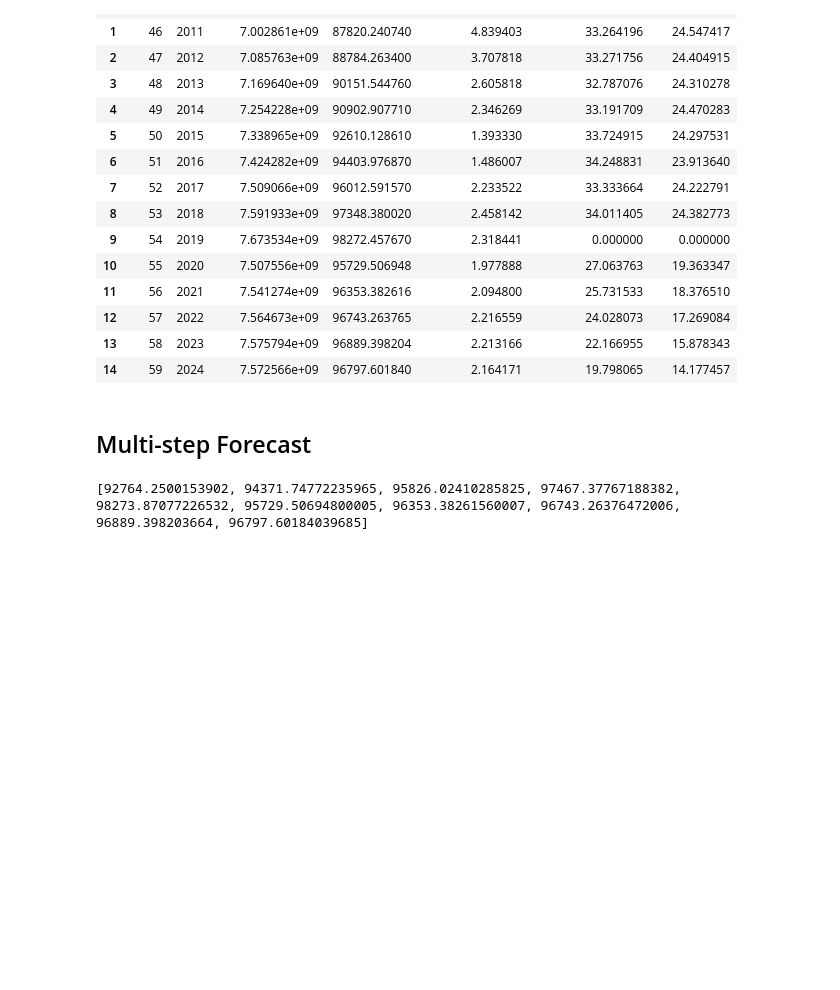
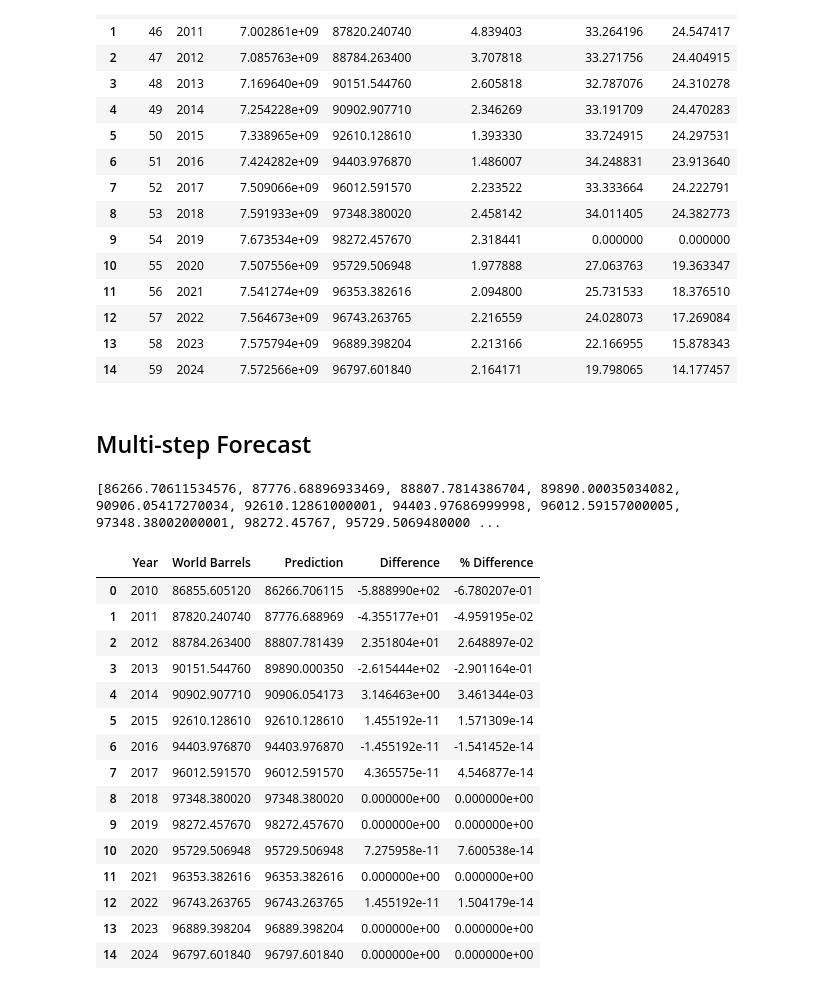
Before and after one commit to minerva-b/Final_Team_Project, a Jupyter notebook: Kmar/Oil_Consum_Regres_ML.ipynb, the cells around one changed output. Saved outputs shown, nothing was run; the diff lists cells and outputs as text; code cells hidden in the pictures; blank space fills up the shorter version.

```diff
--- a/Kmar/Oil_Consum_Regres_ML.ipynb
+++ b/Kmar/Oil_Consum_Regres_ML.ipynb
@@ -514,7 +514,7 @@ See the caveats in the documentation: https://pandas.pydata.org/pandas-docs/stab
 # %%
 future_predict=[]
 
-for year in range(10):
+for year in range(15):
     # Think about start and end
     start = 2010 + year
     end = 2019 + year
@@ -526,11 +526,34 @@ for year in range(10):
     y = multi_feat2["World Barrels"].values.reshape(-1, 1)
     fitment = model.fit(X, y)
 #     print(y.shape)
-    multi_predict2 = fitment.predict(X.iloc[5].values.reshape(1, -1))
+    multi_predict2 = fitment.predict(X.iloc[0].values.reshape(1, -1))
     future_predict.append(multi_predict2.flatten()[0])
 print(future_predict)
 # %% [output]
-[92764.2500153902, 94371.74772235965, 95826.02410285825, 97467.37767188382, 98273.87077226532, 95729.50694800005, 96353.38261560007, 96743.26376472006, 96889.398203664, 96797.60184039685]
+[86266.70611534576, 87776.68896933469, 88807.7814386704, 89890.00035034082, 90906.05417270034, 92610.12861000001, 94403.97686999998, 96012.59157000005, 97348.38002000001, 98272.45767, 95729.5069480000 ...
+# %%
+prediction_20_24 = df_final.loc[df_final['Year'].between(2010, 2024), ['Year', 'World Barrels']]
+prediction_20_24["Prediction"] = future_predict
+prediction_20_24["Difference"] = prediction_20_24["Prediction"] - prediction_20_24["World Barrels"]
+prediction_20_24["% Difference"] = ((prediction_20_24["Prediction"] - prediction_20_24["World Barrels"])/prediction_20_24["World Barrels"])*100
+prediction_20_24
+# %% [output]
+|  | Year | World Barrels | Prediction | Difference | % Difference |
+| 0 | 2010 | 86855.605120 | 86266.706115 | -5.888990e+02 | -6.780207e-01 |
+| 1 | 2011 | 87820.240740 | 87776.688969 | -4.355177e+01 | -4.959195e-02 |
+| 2 | 2012 | 88784.263400 | 88807.781439 | 2.351804e+01 | 2.648897e-02 |
+| 3 | 2013 | 90151.544760 | 89890.000350 | -2.615444e+02 | -2.901164e-01 |
+| 4 | 2014 | 90902.907710 | 90906.054173 | 3.146463e+00 | 3.461344e-03 |
+| 5 | 2015 | 92610.128610 | 92610.128610 | 1.455192e-11 | 1.571309e-14 |
+| 6 | 2016 | 94403.976870 | 94403.976870 | -1.455192e-11 | -1.541452e-14 |
+| 7 | 2017 | 96012.591570 | 96012.591570 | 4.365575e-11 | 4.546877e-14 |
+| 8 | 2018 | 97348.380020 | 97348.380020 | 0.000000e+00 | 0.000000e+00 |
+| 9 | 2019 | 98272.457670 | 98272.457670 | 0.000000e+00 | 0.000000e+00 |
+| 10 | 2020 | 95729.506948 | 95729.506948 | 7.275958e-11 | 7.600538e-14 |
+| 11 | 2021 | 96353.382616 | 96353.382616 | 0.000000e+00 | 0.000000e+00 |
+| 12 | 2022 | 96743.263765 | 96743.263765 | 1.455192e-11 | 1.504179e-14 |
+| 13 | 2023 | 96889.398204 | 96889.398204 | 0.000000e+00 | 0.000000e+00 |
+| 14 | 2024 | 96797.601840 | 96797.601840 | 0.000000e+00 | 0.000000e+00 |
 # %%
 multi_list=[]
 
```
Also changed, not shown: 1 other file.
